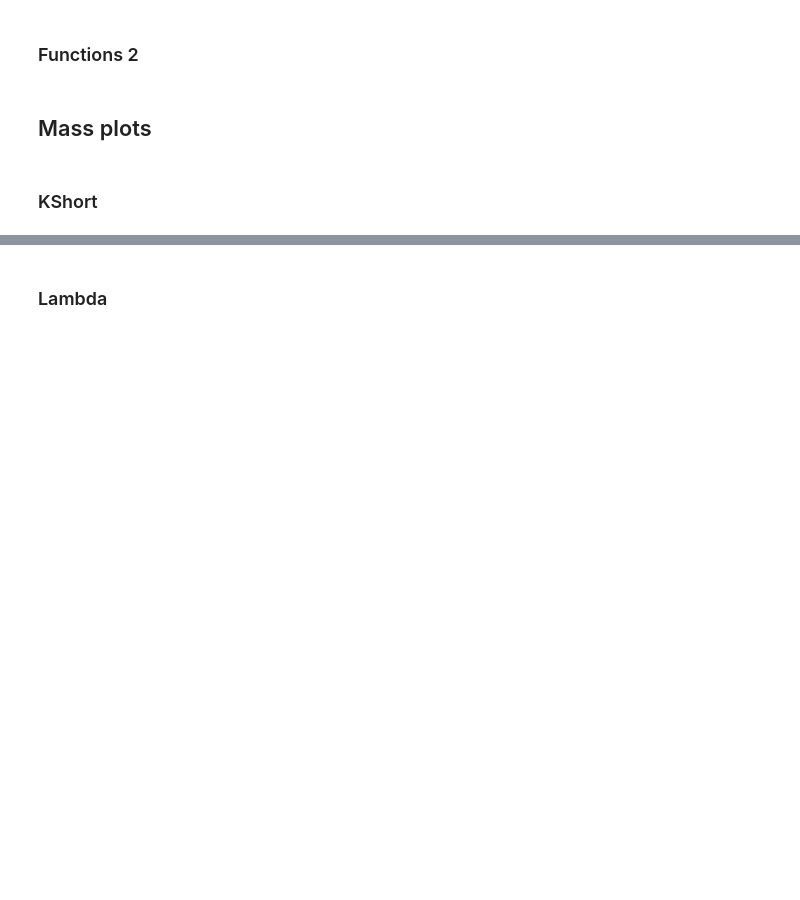
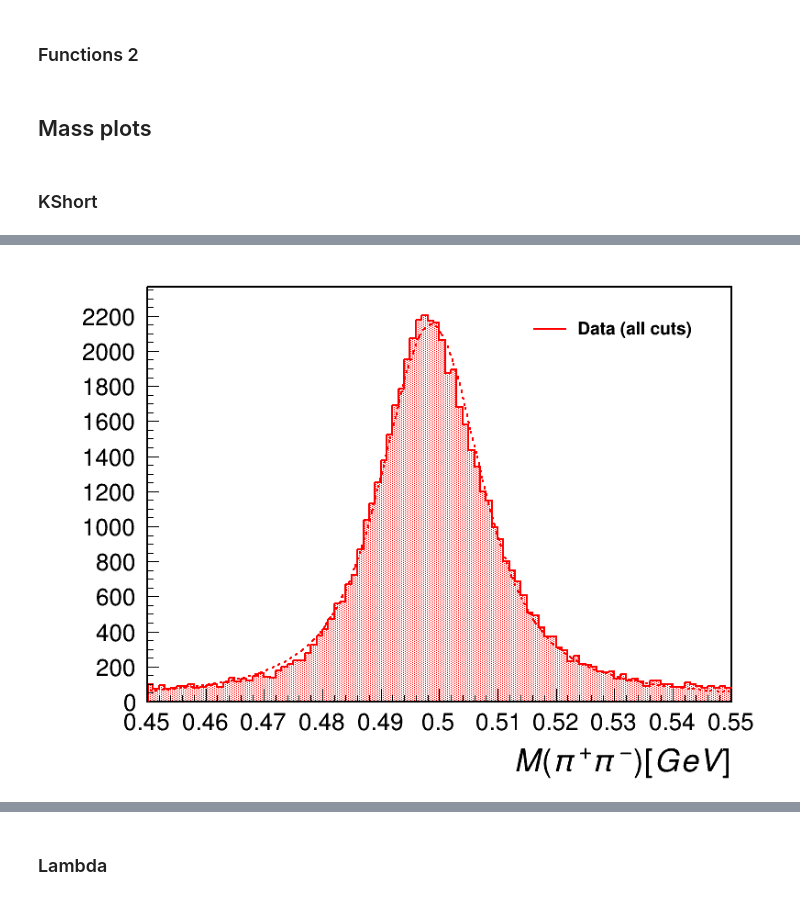
Before and after one commit to dancbart/gluex, a Jupyter notebook: KShortPipLambda/pipkslamb_analysis.ipynb, the cells around one changed output, grey strips where cells are left out. Saved outputs shown, nothing was run; the diff lists cells and outputs as text; code cells hidden in the pictures; blank space fills up the shorter version.

```diff
--- a/KShortPipLambda/pipkslamb_analysis.ipynb
+++ b/KShortPipLambda/pipkslamb_analysis.ipynb
@@ -725,0 +812,92 @@ plot_hist()
+# %%
+from IPython.display import Image, display
+latex = ROOT.TLatex()
+
+plotTitle = 'Data'
+axisLabel = 'M(\pi^{+} \pi^{-}) [GeV]'
+
+# INDICES ASSIGNED BY 'flatten':
+# 1. DecayingLambda (0)   1a. Proton (1)   1b. PiMinus2 (2)
+# 2. DecayingKShort (3)   2a. PiPlus2 (4)   2b. PiMinus1 (5)
+# 3. PiPlus1 (6)
+
+def plot_hist():
+
+    gluex_style()
+    # clear histogram cache
+    ROOT.FSHistogram.clearHistogramCache()
+
+    canvas = ROOT.TCanvas('c', 'c', 800, 600)
+    canvas.SetLeftMargin(0.15)
+
+    # Voigtian function
+    voigtian = ROOT.TF1("voigtian", "[0]*TMath::Voigt(x - [1], [2], [3])", 0.45, 0.55)
+    voigtian.SetParName(0, "voigtian_amplitude")
+    voigtian.SetParName(1, "voigtian_mean") # 'mean' is the offset that places the mass peak at the correct position.
+    voigtian.SetParName(2, "voigtian_sigma") # 'sigma' is the gaussian width (detector resolution)
+    voigtian.SetParName(3, "voigtian_width") # 'width' is the breit-wigner/lorentzian width (lifetime of the particle)
+
+    voigtian.SetParameter("voigtian_amplitude", 1.0)
+    voigtian.SetParameter("voigtian_mean", 1.0)
+    voigtian.SetParameter("voigtian_sigma", 1.0)
+    voigtian.SetParameter("voigtian_width", 1.0)
+    # voigtian.FixParameter(0, 750)
+    # voigtian.FixParameter(1, 0.4976)
+    # voigtian.FixParameter(2, 1.0)
+    # voigtian.FixParameter(3, 0.01)
+
+    voigtian.SetLineColor(ROOT.kRed)
+    voigtian.SetLineWidth(2)
+    voigtian.SetLineStyle(2)
+
+    h1 = ROOT.FSHistogram.getTH1F(fileName, treeName, f"MASS({DecayingKShort})", "(100, 0.45, 0.55)", "CUT(chi2DOF,unusedE,unusedTracks,coherentPeak,flightSigKShort)")
+    # hMC = ROOT.FSHistogram.getTH1F(MCfileName, treeName, f"MASS({DecayingKShort})", "(100, 0.45, 0.55)", "CUT(chi2DOF,unusedE,unusedTracks,coherentPeak,flightSigKShort,constrainKShort)")
+    # Tighter mass window (100, ?, ?)
+
+
+    h1.SetStats(False)
+    h1.SetLineColor(ROOT.kRed)
+    h1.SetLineStyle(1)
+    h1.SetLineWidth(2)
+    h1.SetFillColor(ROOT.kRed)
+    h1.SetFillStyle(3002)
+    h1.GetXaxis().SetTitle(axisLabel)
+    h1.Fit(voigtian, "RQ")
+    h1.Draw("hist")
+    voigtian.Draw("same")
+
+    # hMC.SetStats(False)
+    # hMC.SetMarkerColor(ROOT.kBlue)
+    # hMC.SetMarkerStyle(4)
+    # hMC.SetMarkerSize(0.8)
+    # hMC.SetLineColor(ROOT.kBlue)
+    # hMC.SetLineStyle(8)
+    # hMC.SetLineWidth(2)
+    # hMC.SetFillColor(ROOT.kBlue)
+    # hMC.SetFillStyle(3002)
+    # hMC.GetXaxis().SetTitle(axisLabel)
+    # hMC.Draw("same, pl hist")
+    # hMC.Scale(2.02)
+
+    legend1 = ROOT.TLegend(0.67, 0.82, 0.92, 0.92) # x_left, y_bottom, x_right, y_top
+    legend1.AddEntry(h1, ' Data (all cuts)', 'l')
+    # legend1.AddEntry(hMC, ' Signal MC (all cuts)', 'pl')
+    legend1.Draw('same')
+
+    print(f"{'Index':<5} {'Name':<20} {'Value':>10} {'Error':>10}")
+    print("-" * 50)
+    for i in range(voigtian.GetNpar()):
+        name = voigtian.GetParName(i)
+        val = voigtian.GetParameter(i)
+        err = voigtian.GetParError(i)
+        print(f"{i:<5} {name:<20} {val:>10.5f} {err:>10.5f}")
+
+    img_path = 'plots/ks_m_fit_VOIGTIAN_v1'
+    canvas.SaveAs(img_path + '.pdf')
+    canvas.SaveAs(img_path + '.png')
+    canvas.Close()
+    display(Image(filename=img_path + '.png'))
+    os.remove(img_path + '.png')
+
+plot_hist()
+# %% [output]
@@ -725,0 +910 @@ plot_hist()
+[figure, added]
```
Also changed, not shown: parts of 16 cells of this notebook.
